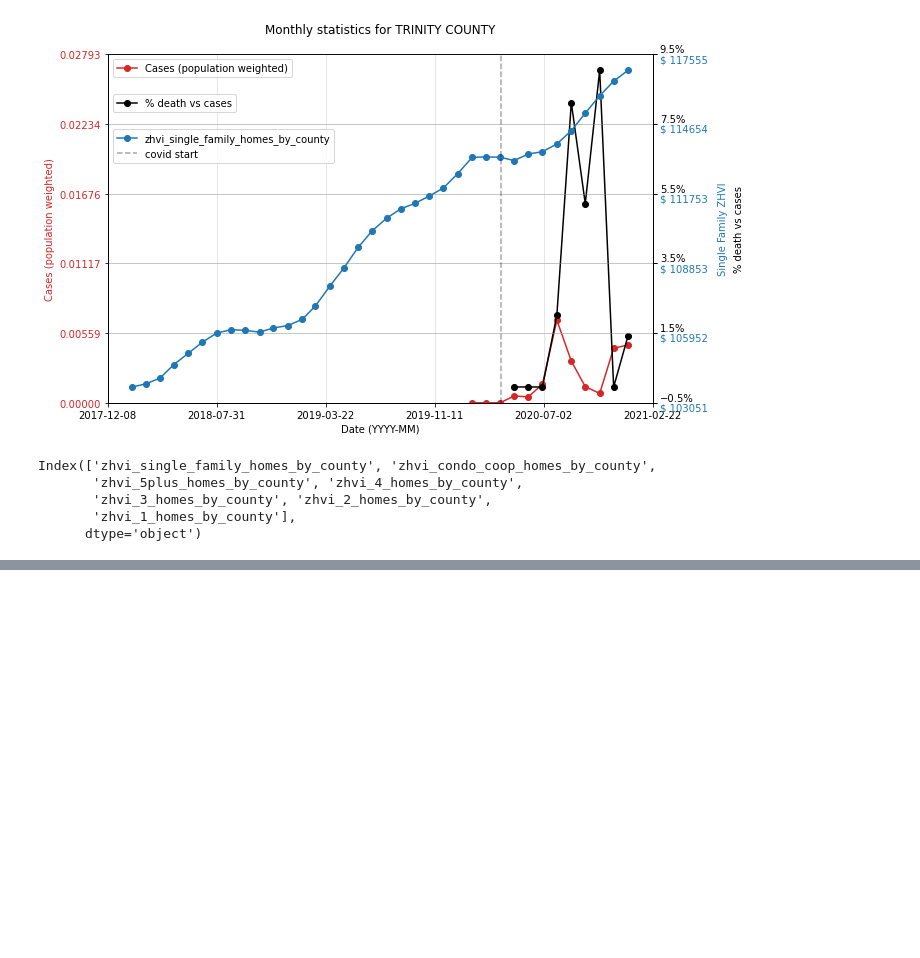
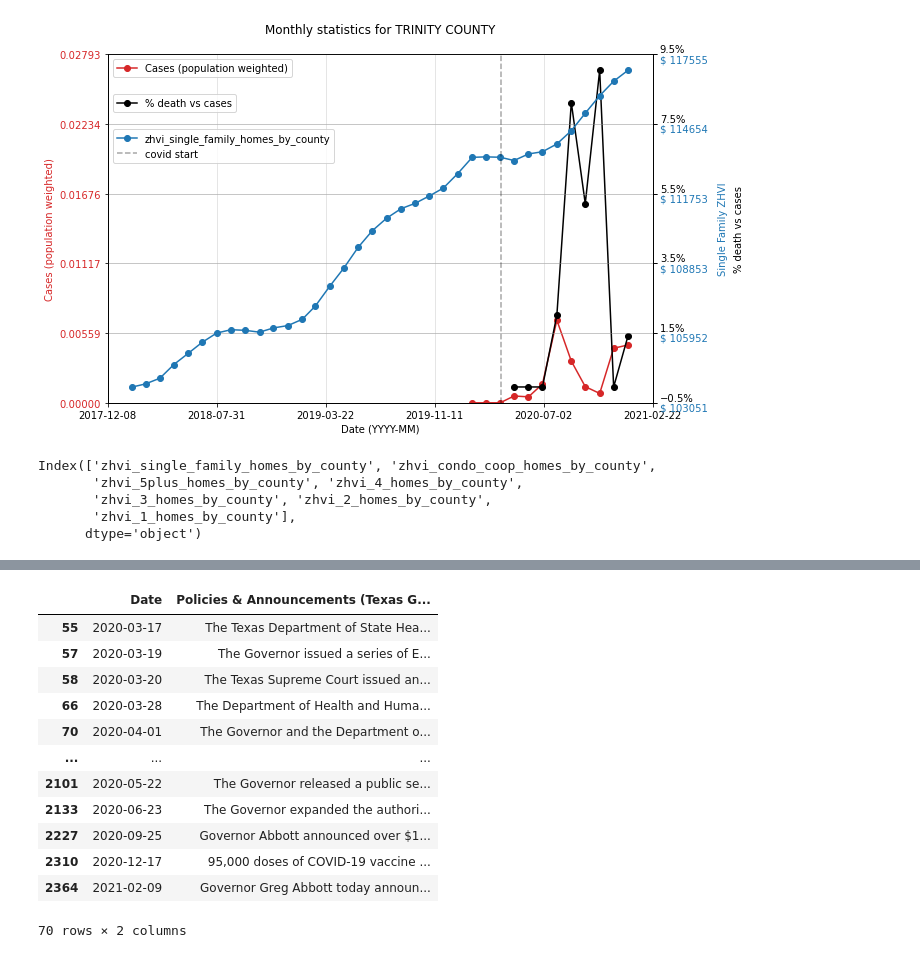
Before and after one commit to i-am-phoenix/Demo, a Jupyter notebook: prj2_summary.ipynb, the cells around one changed output, grey strips where cells are left out. Cells and saved outputs as stored; diff of their text form; code cells hidden in the pictures; blank space fills up the shorter version.

```diff
--- a/prj2_summary.ipynb
+++ b/prj2_summary.ipynb
@@ -479,0 +508,18 @@ for zhvi in zillow_indicators:
+# %%
+jh_data_polycy_only=jh_data[['Date','Policies & Announcements (Texas Government)']]
+jh_data_polycy_only=jh_data_polycy_only[jh_data_polycy_only['Policies & Announcements (Texas Government)']!="None"]
+jh_data_polycy_only
+# %% [output]
+|  | Date | Policies & Announcements (Texas G... |
+| 55 | 2020-03-17 | The Texas Department of State Hea... |
+| 57 | 2020-03-19 | The Governor issued a series of E... |
+| 58 | 2020-03-20 | The Texas Supreme Court issued an... |
+| 66 | 2020-03-28 | The Department of Health and Huma... |
+| 70 | 2020-04-01 | The Governor and the Department o... |
+| ... | ... | ... |
+| 2101 | 2020-05-22 | The Governor released a public se... |
+| 2133 | 2020-06-23 | The Governor expanded the authori... |
+| 2227 | 2020-09-25 | Governor Abbott announced over $1... |
+| 2310 | 2020-12-17 | 95,000 doses of COVID-19 vaccine ... |
+| 2364 | 2021-02-09 | Governor Greg Abbott today announ... |
+70 rows × 2 columns
```
Also changed, not shown: parts of 4 cells of this notebook, 35 other files.
